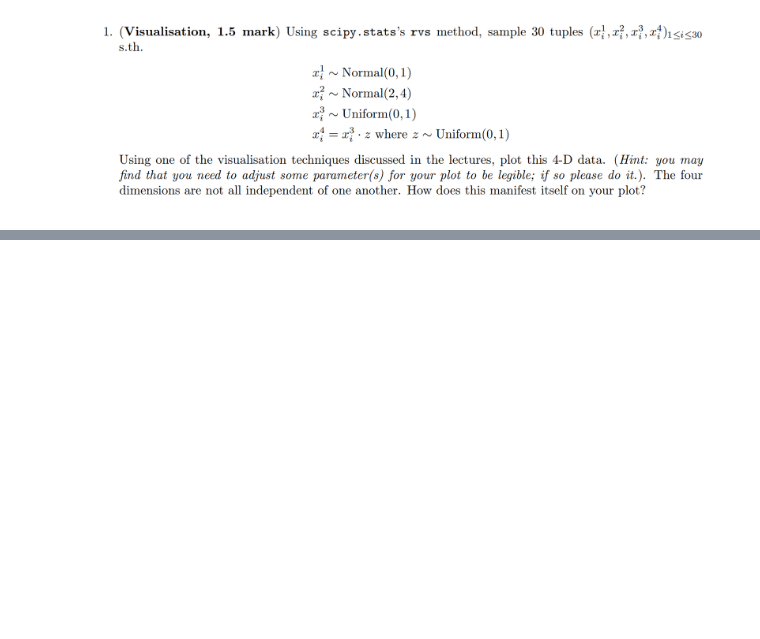
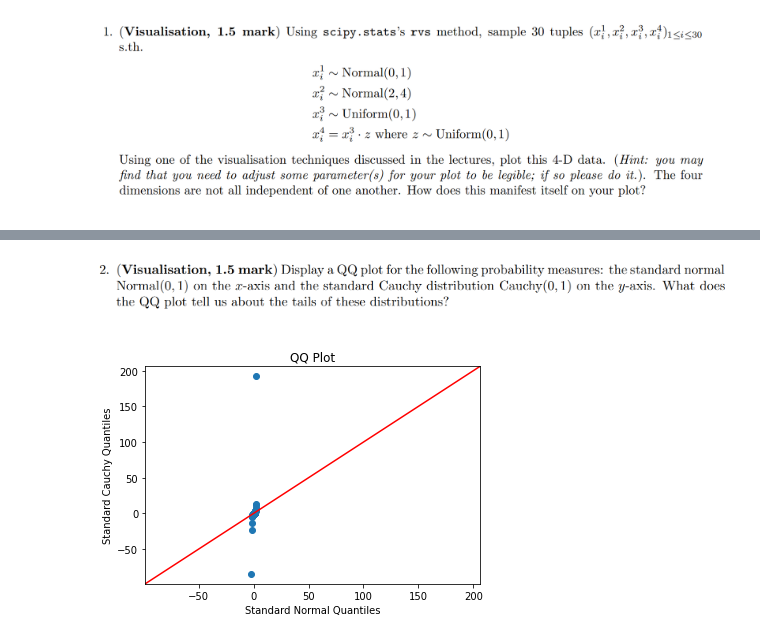
Before and after one commit to kianahs/Statistics, a Jupyter notebook: LAB2/Untitled.ipynb, the cells around one changed output, grey strips where cells are left out. Drawn from its saved outputs; the diff is of its cells as text; code cells hidden in the pictures; blank space fills up the shorter version.

```diff
--- a/LAB2/Untitled.ipynb
+++ b/LAB2/Untitled.ipynb
@@ -42,0 +34,2 @@ plt.show()
+# %% [markdown]
+![image.png](attachment:image.png)
@@ -42,0 +38,20 @@ plt.show()
+# %%
+import statsmodels.api as sm
+# Generate random samples from the standard normal distribution
+x = np.random.normal(0, 1, 100)
+
+# Generate random samples from the standard Cauchy distribution
+y = np.random.standard_cauchy(100)
+
+# Create the QQ plot
+sm.qqplot_2samples(x, y, line='45')
+
+# Customize the plot
+plt.title('QQ Plot')
+plt.xlabel('Standard Normal Quantiles')
+plt.ylabel('Standard Cauchy Quantiles')
+
+# Display the plot
+plt.show()
+# %% [output]
+[figure, added]
```
Also changed, not shown: parts of 8 cells of this notebook.
